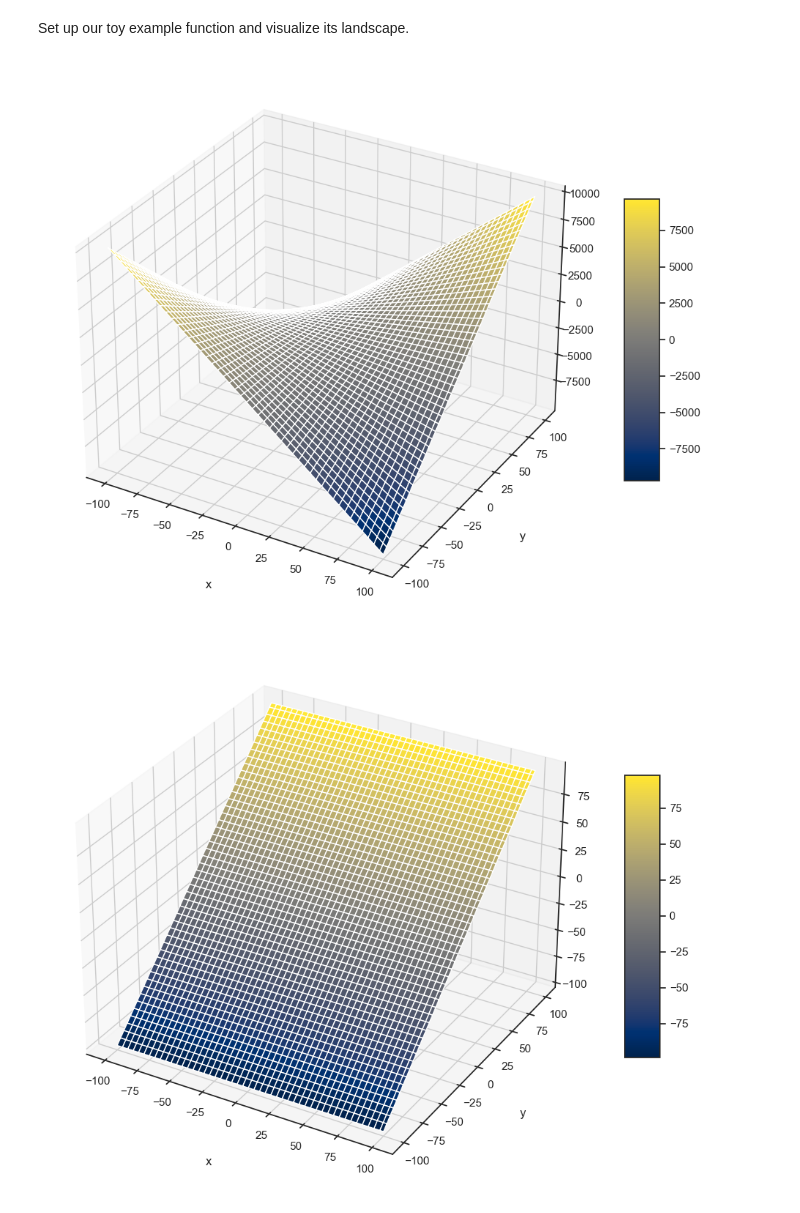
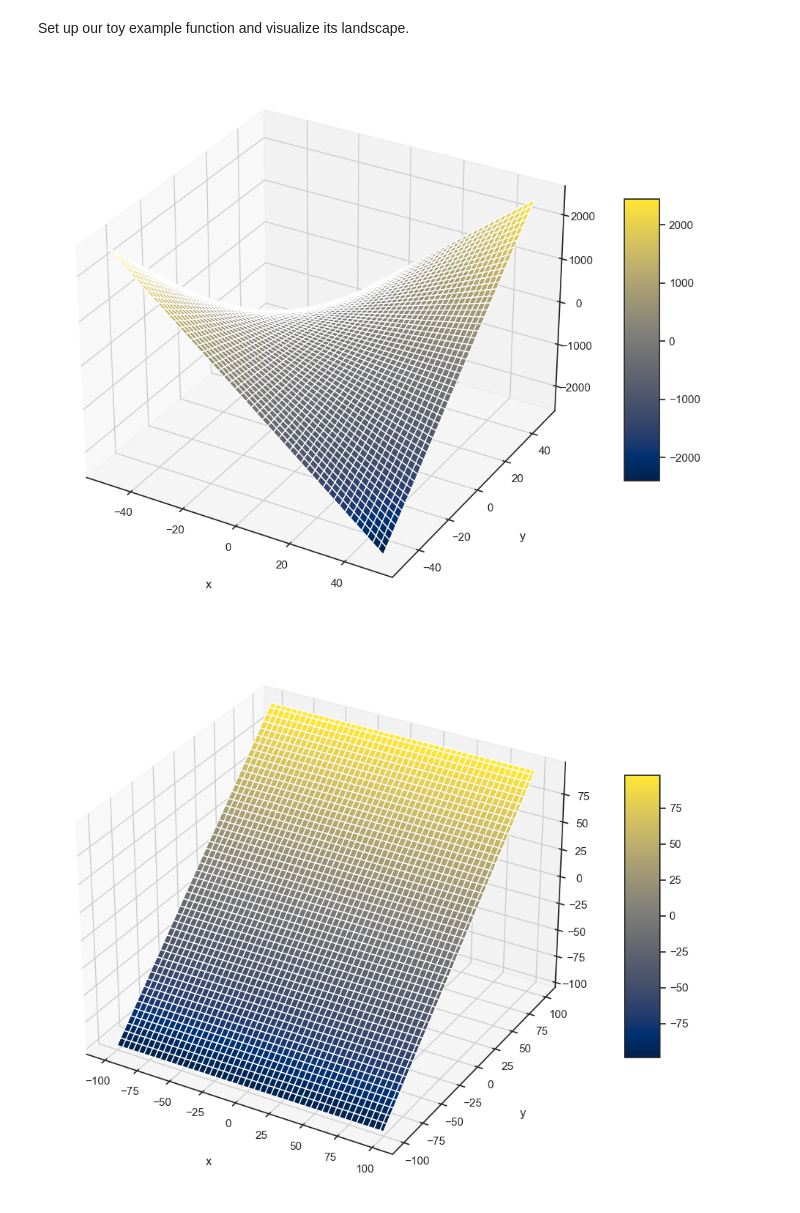
Before and after one commit to KataTech/OTFactorDiscovery, a Jupyter notebook: kai/optim.ipynb, the cells around one changed output. Drawn from its saved outputs; the diff is of its cells as text; code cells hidden in the pictures.

```diff
--- a/kai/optim.ipynb
+++ b/kai/optim.ipynb
@@ -75,32 +144,32 @@ def toy_grad_L_y(x, y):
 # %%
-def plot_3D(f, x_list = None, y_list = None):
+def plot_3D(f, x_list = None, y_list = None, grid = [[-50, 50], [-50, 50]], fineness = 0.2):
     """
     Code adapted from Chapter 12 of "Python Programming and Numerical Methods" by Kong, Siauw, and Bayen.
     Link: https://pythonnumericalmethods.berkeley.edu/notebooks/chapter12.02-3D-Plotting.html
     """
     # set-up 3D plot
     fig = plt.figure(figsize = (12,10))
     ax = plt.axes(projection='3d')
     # define the domain of the function
-    x = np.arange(-100, 100.1, 0.2)
-    y = np.arange(-100, 100.1, 0.2)
+    x = np.arange(grid[0][0], grid[0][1], fineness)
+    y = np.arange(grid[1][0], grid[1][1], fineness)
     # generate the mesh grid for the function
     X, Y = np.meshgrid(x, y)
     Z = f(X, Y)
     surf = ax.plot_surface(X, Y, Z, cmap = plt.cm.cividis)
     # visualize the function
     ax.set_xlabel('x', labelpad=20)
     ax.set_ylabel('y', labelpad=20)
     ax.set_zlabel('z', labelpad=20)
     fig.colorbar(surf, shrink=0.5, aspect=8)
     # visualize the path of the optimization algorithm if provided
     if x_list is not None and y_list is not None:
         ax.plot(x_list, y_list, zs = f(x_list, y_list), zdir = 'z', marker = 'o', color = 'r', linewidth = 3)
     plt.show()
 
 plot_3D(toy_L)
 # %% [output]
-[figure, old version]
+[figure, new version]
 # %%
 # visualize the gradient with respect to x
 plot_3D(toy_grad_L_x)
```
Also changed, not shown: parts of 5 cells of this notebook.
